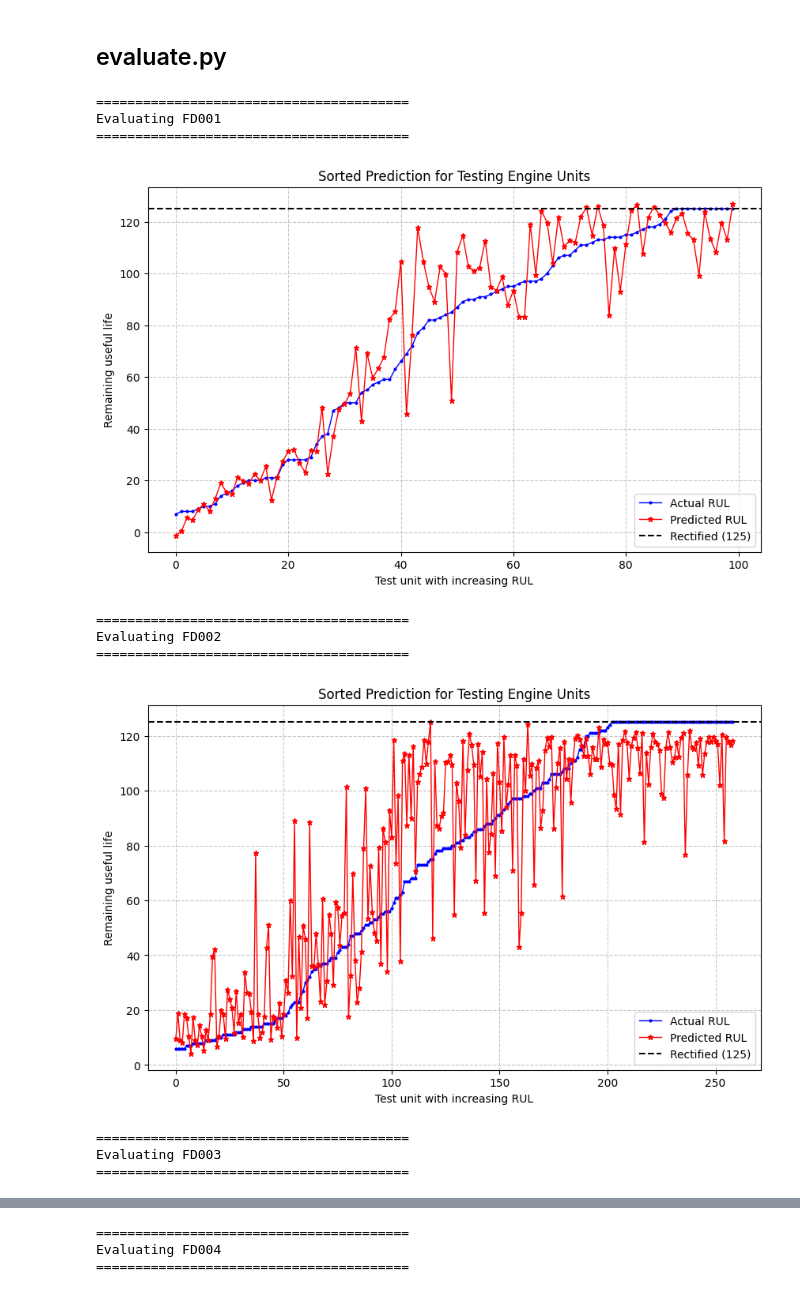
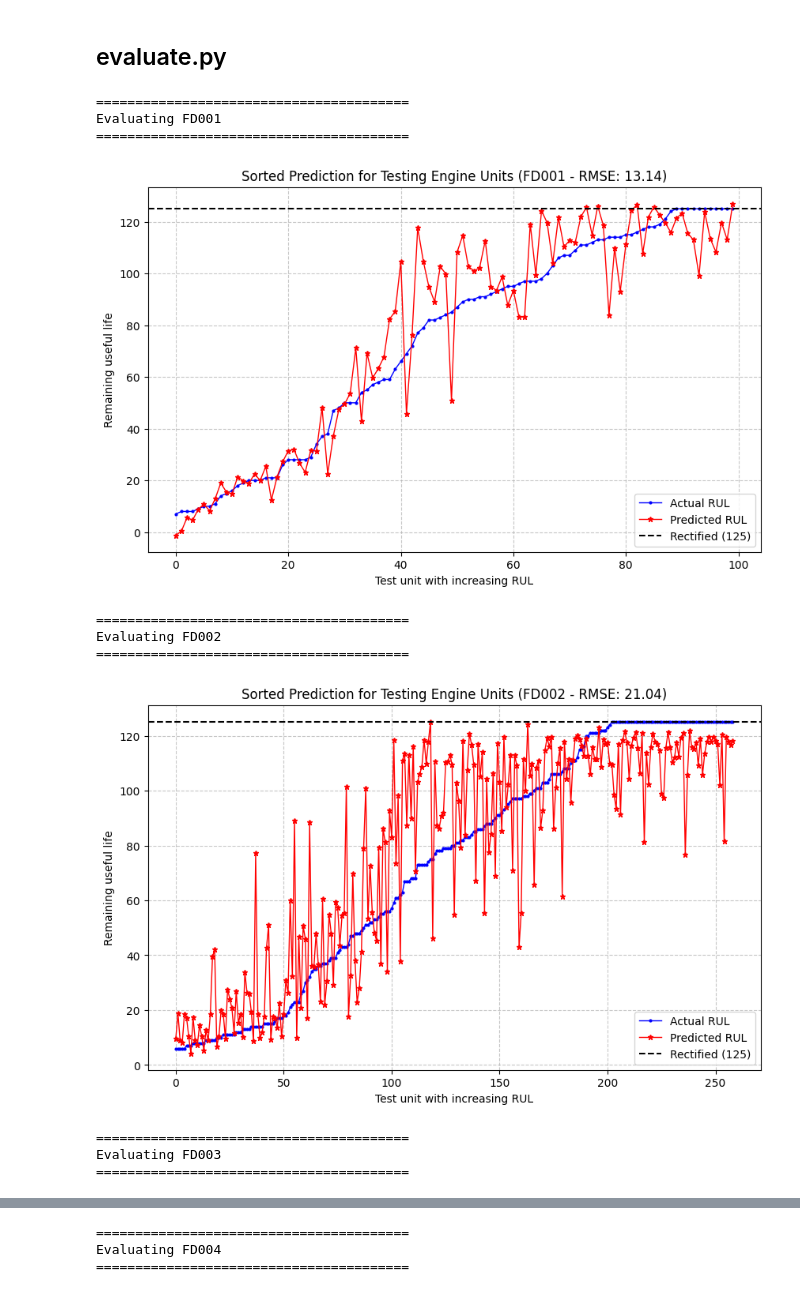
Before and after one commit to AchintyaGahalaut/idl_final_draft2, a Jupyter notebook: idl_project2/dcnn_variant/final/final_dcnn_variant.ipynb, the cells around one changed output, grey strips where cells are left out. Saved outputs shown, nothing was run; the diff lists cells and outputs as text; code cells hidden in the pictures.

```diff
--- a/idl_project2/dcnn_variant/final/final_dcnn_variant.ipynb
+++ b/idl_project2/dcnn_variant/final/final_dcnn_variant.ipynb
@@ -425,7 +425,7 @@ import matplotlib.pyplot as plt
 # ==========================================
 # 1. Replicate Figure 6: Sorted Test Predictions
 # ==========================================
-def plot_sorted_predictions(model, X_test, y_test, device='cpu'):
+def plot_sorted_predictions(model, X_test, y_test, dataset_id, device='cpu'):
     """
     Evaluates the model on the final cycles of the test set,
     sorts the results by the actual RUL, and plots them.
@@ -447,41 +447,50 @@ def plot_sorted_predictions(model, X_test, y_test, device='cpu'):
     plt.figure(figsize=(10, 6))
     plt.plot(sorted_actuals, label='Actual RUL', color='blue', marker='.', markersize=4, linewidth=1)
     plt.plot(sorted_predictions, label='Predicted RUL', color='red', marker='*', markersize=5, linewidth=1)
 
     # The paper also plots the "Rectified" line at 125
     plt.axhline(y=125, color='black', linestyle='--', label='Rectified (125)')
 
-    plt.title('Sorted Prediction for Testing Engine Units')
+    from sklearn.metrics import mean_squared_error
+    rmse = np.sqrt(mean_squared_error(y_test, predictions))
+    plt.title(f'Sorted Prediction for Testing Engine Units ({dataset_id} - RMSE: {rmse:.2f})')
     plt.xlabel('Test unit with increasing RUL')
     plt.ylabel('Remaining useful life')
     plt.legend()
     plt.grid(True, linestyle='--', alpha=0.7)
     plt.show()
 
 
 
 # ==========================================
 # 3. Execution: Evaluate and Plot for all datasets
 # ==========================================
 device = torch.device('cuda' if torch.cuda.is_available() else 'cpu')
 
-for dataset_id, model in trained_models.items():
+datasets = ['FD001', 'FD002', 'FD003', 'FD004']
+seq_lengths = {'FD001': 30, 'FD002': 20, 'FD003': 30, 'FD004': 15}
+selected_sensors = [2, 3, 4, 7, 8, 9, 11, 12, 13, 14, 15, 17, 20, 21]
+
+for dataset_id in datasets:
+    # Instantiate model to load weights
+    model = PaperDeepCNN(sequence_length=seq_lengths[dataset_id], num_features=len(selected_sensors)).to(device)
+    model.load_state_dict(torch.load(f'dcnn_model_{dataset_id}.pth', map_location=device))
     print(f"\n{'='*40}")
     print(f"Evaluating {dataset_id}")
     print(f"{'='*40}")
 
     data = processed_data[dataset_id]
 
-    plot_sorted_predictions(model, data['X_test'], data['y_test'], device=device)
+    plot_sorted_predictions(model, data['X_test'], data['y_test'], dataset_id, device=device)
 # %% [output]
 ========================================
 Evaluating FD001
 ========================================
-[figure, old version]
+[figure, new version]
 ========================================
 Evaluating FD002
 ========================================
-[figure, old version]
+[figure, new version]
 ========================================
 Evaluating FD003
 ========================================
```
Also changed, not shown: parts of 1 cell of this notebook, 12 other files.
